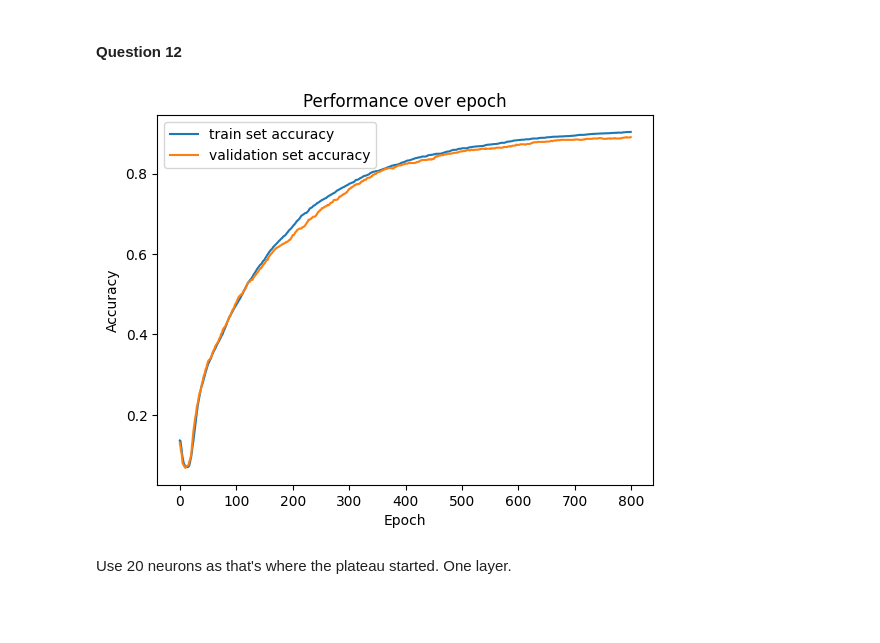
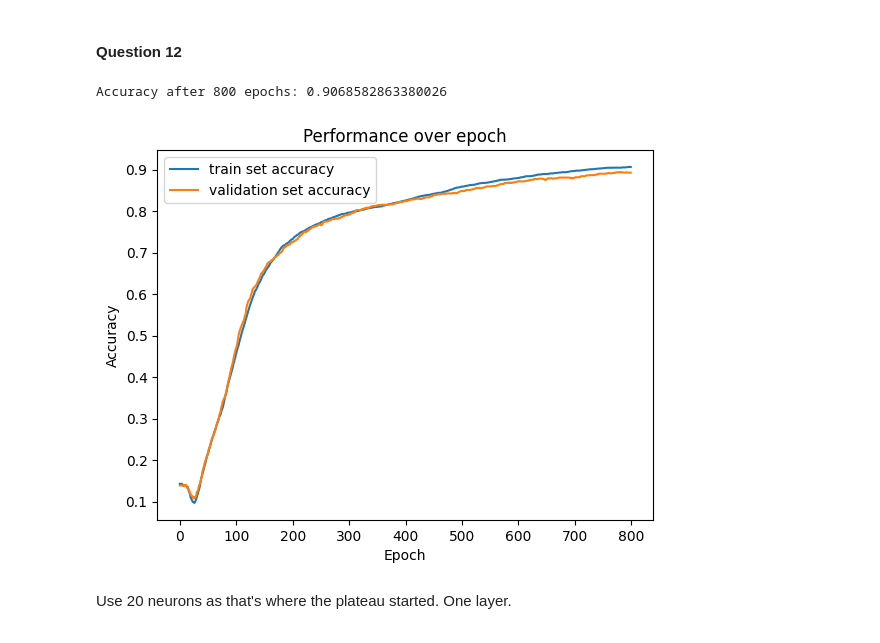
Before and after one commit to fusiatique/ci-assignments, a Jupyter notebook: Assignment_1_ANN/src/Main.ipynb, the cells around one changed output. Drawn from its saved outputs; the diff is of its cells as text; code cells hidden in the pictures.

```diff
--- a/Assignment_1_ANN/src/Main.ipynb
+++ b/Assignment_1_ANN/src/Main.ipynb
@@ -458,7 +458,7 @@ def Loss(y_true, y_pred):
     pred_correct_prob = y_probs[np.arange(N), y_true.astype(int) - 1]
     # must add a tiny value to the probability in the case that it's 0, as the log of 0 is negative infinity.
     eps = 1e-10
-    loss = -np.mean((np.clip(pred_correct_prob, eps, pred_correct_prob)))
+    loss = -np.mean(np.log(np.clip(pred_correct_prob, eps, 1.0)))
     # Create a matrix with same shape as y_pred, but turned to 0s and 1s according to predicted probabilities.
     one_hot = np.zeros_like(y_probs)
     one_hot[np.arange(N), y_true.astype(int) - 1] = 1
@@ -564,6 +564,7 @@ def experiment(hidden_sizes, features, classes, init_method, epoch, lr, beta):
     Returns:
         losses: losses after each epoch as list
         accs: accuracies after each epoch as list
+        net: the ANN instance used as the model for this experiment
 
     """
     # initialise new network
@@ -577,14 +578,14 @@ def experiment(hidden_sizes, features, classes, init_method, epoch, lr, beta):
         epoch_loss, epoch_acc = train(net, train_x, train_y, Loss, lr, beta)
         losses.append(np.mean(epoch_loss))
         accs.append(np.mean(epoch_acc))
-    return (losses, accs)
+    return (losses, accs, net)
 
 # run experiments
-losses_zero, accs_zero = experiment([8], 10, 7, 0, 500, 0.1, 0.8)
-losses_normal, accs_normal = experiment([8], 10, 7, 1, 500, 0.1, 0.8)
-losses_uniform, accs_uniform = experiment([8], 10, 7, 2, 500, 0.1, 0.8)
-losses_xav, accs_xav = experiment([8], 10, 7, 3, 500, 0.1, 0.8)
-losses_he, accs_he = experiment([8], 10, 7, 4, 500, 0.1, 0.8)
+losses_zero, accs_zero, _ = experiment([8], 10, 7, 0, 500, 0.1, 0.8)
+losses_normal, accs_normal, _ = experiment([8], 10, 7, 1, 500, 0.1, 0.8)
+losses_uniform, accs_uniform, _ = experiment([8], 10, 7, 2, 500, 0.1, 0.8)
+losses_xav, accs_xav, _ = experiment([8], 10, 7, 3, 500, 0.1, 0.8)
+losses_he, accs_he, _ = experiment([8], 10, 7, 4, 500, 0.1, 0.8)
 
 
 # loss
@@ -634,11 +635,8 @@ def evaluate(net, inputs, labels, criterion):
     acc = np.mean(pred_classes == labels)
     return loss, acc
 
-def run_experiment(hidden_size):
-    net = Network([10, hidden_size, 7], 3)
-
-    for _ in range(800):
-        train(net, train_x, train_y, Loss, 0.1, 0.8)
+def evaluate_experiment(hidden_size):
+    _, _, net = experiment([hidden_size], 10, 7, 3, 800, 0.1, 0.8)
 
     return evaluate(net, val_x, val_y, Loss)
 
@@ -648,7 +646,8 @@ results_acc  = {h: [] for h in sizes}
 
 for _ in range(10):
     for s in sizes:
-        loss,acc = run_experiment(s)
+        _, _, net = experiment([s], 10, 7, 3, 800, 0.1, 0.8)
+        loss,acc = evaluate(net, val_x, val_y, Loss)
         results_loss[s].append(loss)
         results_acc[s].append(acc)
 
@@ -699,31 +692,40 @@ With one single layer, there is a plato in the accuracy after 20 neurons. With a
 # %% [markdown]
 #### Question 12
 # %%
+# chosen hidden layer neuron count = 20
 hidden_size = 20
 net = Network([10, hidden_size, 7], 3)
 
+# initialise arrays to keep track of accuracy over epochs
 results_train_acc = []
 results_val_acc = []
 
+# train network
 for _ in range(800):
-    train_loss, train_acc = train(net, train_x, train_y, Loss, 0.1, 0.8)
-    val_loss, val_acc = evaluate(net, val_x, val_y, Loss)
+    _, train_acc = train(net, train_x, train_y, Loss, 0.1, 0.8)
+    _, val_acc = evaluate(net, val_x, val_y, Loss)
 
+    # append accuracies to respective arrays
     results_train_acc.append(train_acc)
     results_val_acc.append(val_acc)
+
+final_val_acc = results_train_acc[len(results_train_acc) - 1]
+final_val_acc_string = f"Accuracy after 800 epochs: {final_val_acc}"
+print(final_val_acc_string)
 
 
 # accuracy
 plt.figure()
 plt.plot(results_train_acc, label = 'train set accuracy')
 plt.plot(results_val_acc, label = 'validation set accuracy')
 plt.legend()
 plt.title("Performance over epoch")
 plt.xlabel("Epoch")
 plt.ylabel("Accuracy")
 plt.show()
 # %% [output]
+Accuracy after 800 epochs: 0.9068582863380026
-[figure, old version]
+[figure, new version]
 # %% [markdown]
 <div>
 
```
Also changed, not shown: parts of 8 cells of this notebook.
